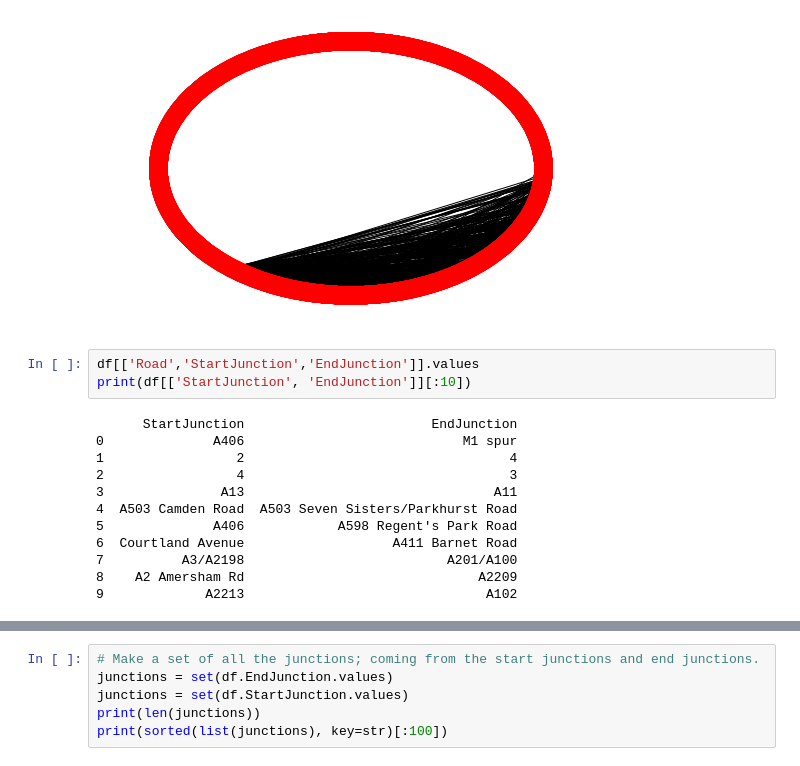
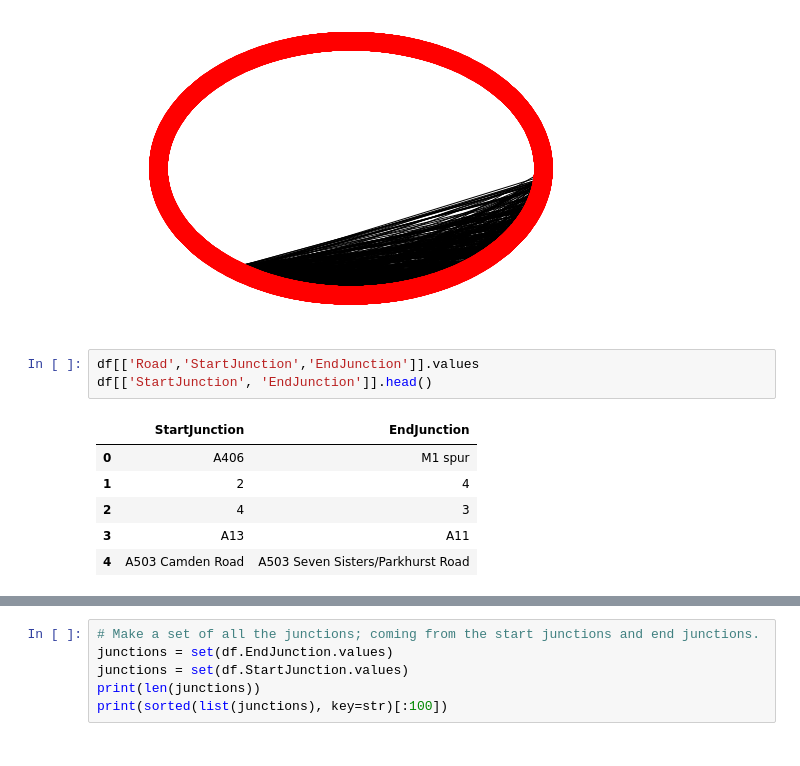
Before and after one commit to overington/Project-network-graphing-with-python, a Jupyter notebook: function_testing.ipynb, the cells around one changed output, grey strips where cells are left out. Saved outputs shown, nothing was run; the diff lists cells and outputs as text.

```diff
--- a/function_testing.ipynb
+++ b/function_testing.ipynb
@@ -90,19 +90,14 @@ nx.draw_shell( G )
 [figure]
 # %%
 df[['Road','StartJunction','EndJunction']].values
-print(df[['StartJunction', 'EndJunction']][:10])
+df[['StartJunction', 'EndJunction']].head()
 # %% [output]
-      StartJunction                        EndJunction
-0              A406                            M1 spur
-1                 2                                  4
-2                 4                                  3
-3               A13                                A11
-4  A503 Camden Road  A503 Seven Sisters/Parkhurst Road
-5              A406            A598 Regent's Park Road
-6  Courtland Avenue                   A411 Barnet Road
-7          A3/A2198                          A201/A100
-8    A2 Amersham Rd                              A2209
-9             A2213                               A102
+|  | StartJunction | EndJunction |
+| 0 | A406 | M1 spur |
+| 1 | 2 | 4 |
+| 2 | 4 | 3 |
+| 3 | A13 | A11 |
+| 4 | A503 Camden Road | A503 Seven Sisters/Parkhurst Road |
 # %%
 nx.draw( G )
 # %% [output]
```
Also changed, not shown: parts of 9 cells of this notebook.
